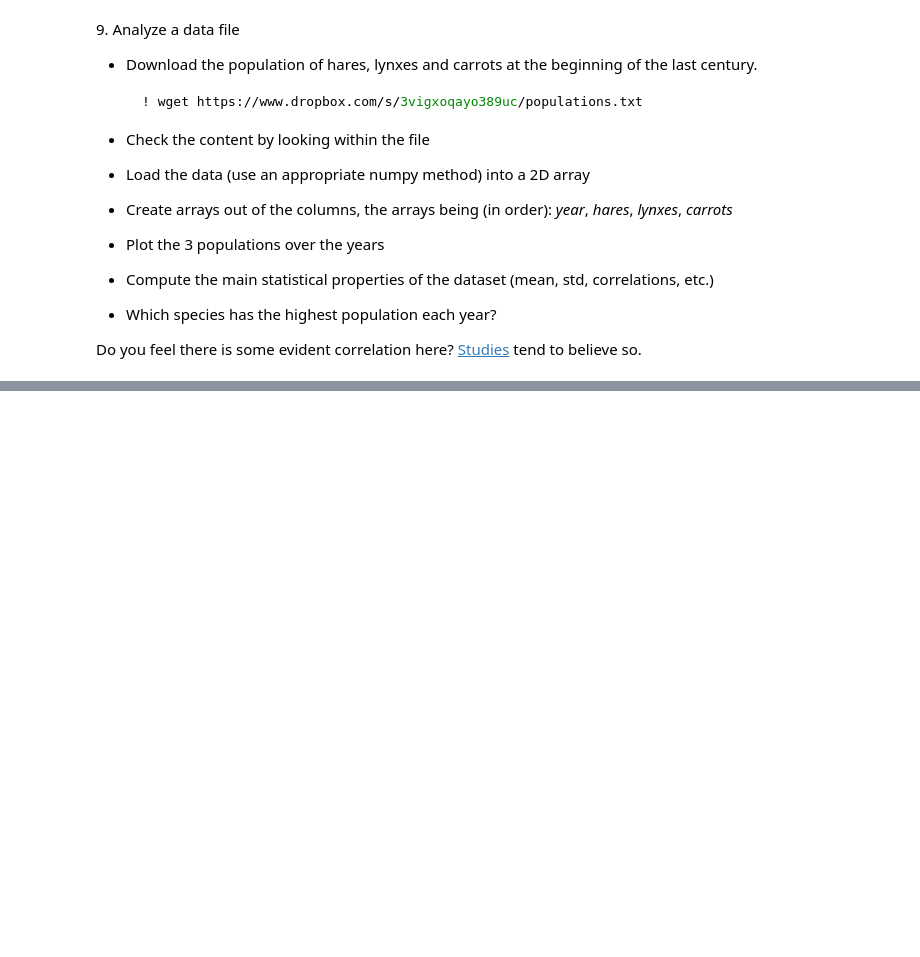
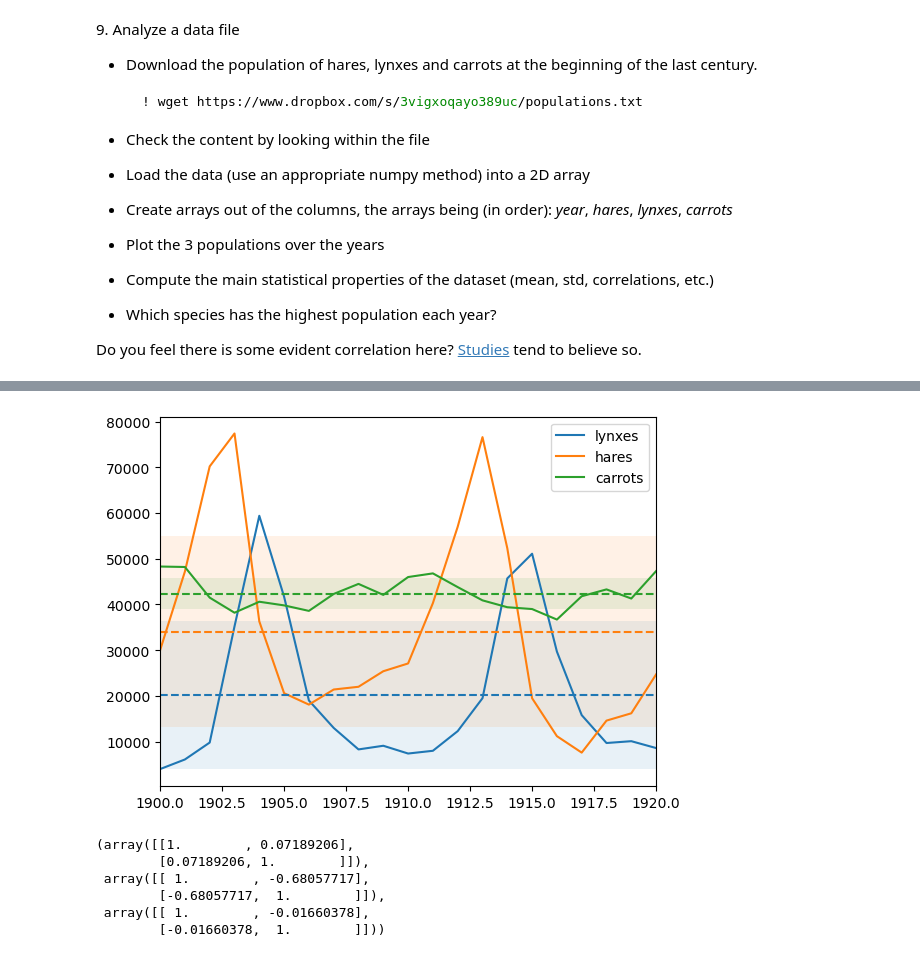
Before and after one commit to tommaso-bertola/LaboratoryOfComputationalPhysics_Y5, a Jupyter notebook: 04ex_Numpy.ipynb, the cells around one changed output, grey strips where cells are left out. Drawn from its saved outputs; the diff is of its cells as text; code cells hidden in the pictures; blank space fills up the shorter version.

```diff
--- a/04ex_Numpy.ipynb
+++ b/04ex_Numpy.ipynb
@@ -281,0 +307,44 @@ Do you feel there is some evident correlation here? [Studies](https://www.enr.go
+# %%
+data=np.loadtxt('populations.txt')
+year=data.T[0]
+hares=data.T[1]
+lynxes=data.T[2]
+carrots=data.T[3]
+
+
+m_h=np.mean(hares)
+m_l=np.mean(lynxes)
+m_c=np.mean(carrots)
+
+s_h=np.std(hares)
+s_l=np.std(lynxes)
+s_c=np.std(carrots)
+# %%
+plt.plot(year, lynxes, label='lynxes')
+plt.plot(year, hares, label='hares')
+plt.plot(year, carrots, label='carrots')
+plt.legend()
+
+plt.axhline(m_l, label='Mean lyn', linestyle='dashed', c='C0')
+plt.fill_between(year, m_l+s_l, m_l-s_l, facecolor='C0', alpha=0.1,)
+
+plt.axhline(np.mean(hares), label='Mean har', linestyle='dashed', c='C1')
+plt.fill_between(year, m_h+s_h, m_h-s_h, facecolor='C1', alpha=0.1,)
+
+plt.axhline(np.mean(carrots), label='Mean car', linestyle='dashed', c='C2')
+plt.fill_between(year, m_c+s_c, m_c-s_c, facecolor='C2', alpha=0.1,)
+
+plt.xlim(np.min(year),np.max(year))
+
+plt.show()
+# %% [output]
+[figure, added]
+# %%
+np.corrcoef(hares,lynxes), np.corrcoef(lynxes, carrots), np.corrcoef(carrots, hares)
+# %% [output]
+(array([[1.        , 0.07189206],
+        [0.07189206, 1.        ]]),
+ array([[ 1.        , -0.68057717],
+        [-0.68057717,  1.        ]]),
+ array([[ 1.        , -0.01660378],
+        [-0.01660378,  1.        ]]))
```
Also changed, not shown: parts of 10 cells of this notebook.
